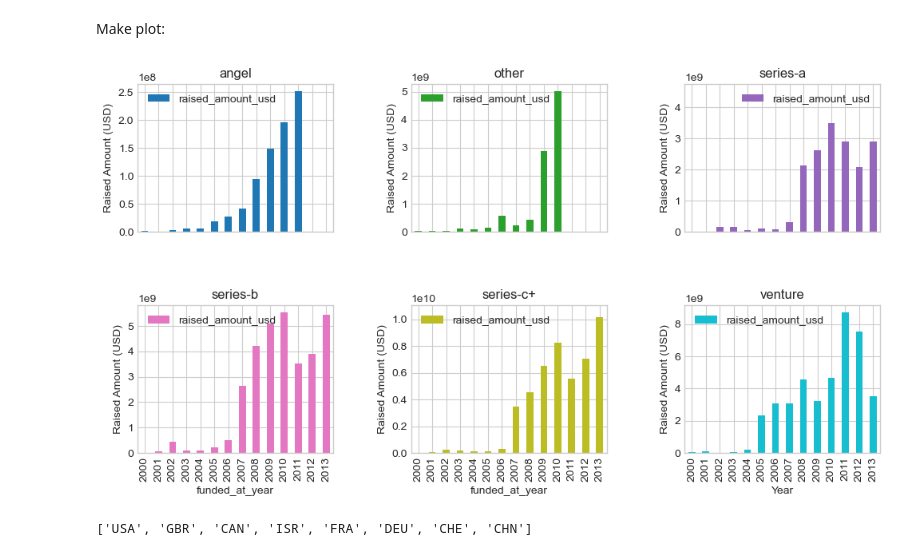
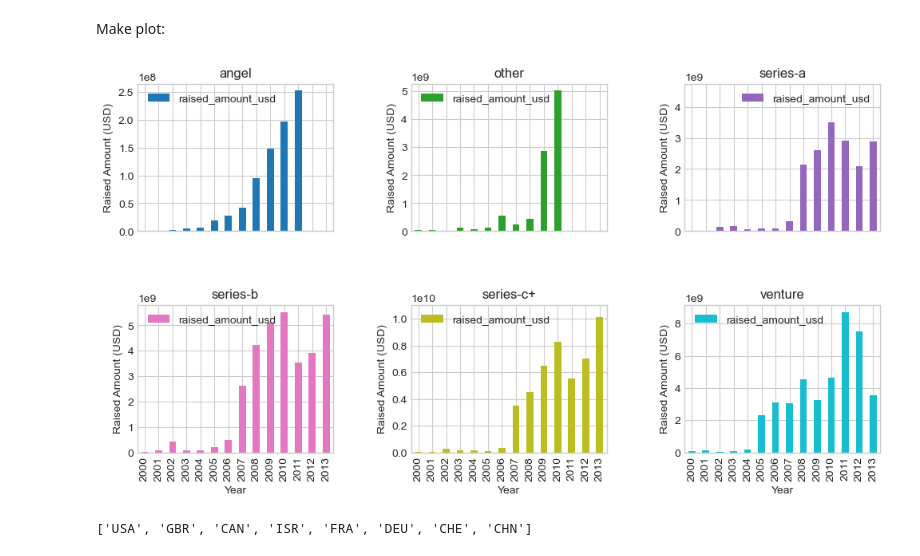
Before and after one commit to BorisVosk/KaggleStartupInvestments, a Jupyter notebook: historical_data_analysis.ipynb, the cells around one changed output. Cells and saved outputs as stored; diff of their text form; code cells hidden in the pictures.

Commit message:
Minor fix for the xlabel in funding per year plot

```diff
--- a/historical_data_analysis.ipynb
+++ b/historical_data_analysis.ipynb
@@ -183,35 +183,35 @@ def plot_grouped_data(df: pd.DataFrame(),
     # determine the number of rows and columns for the subplots
     n_rows = int(len(df[groupby_column].unique()) / n_cols) + (len(df[groupby_column].unique()) % n_cols > 0)
 
     fig, axs = plt.subplots(n_rows, n_cols, figsize=(12, 6), sharex=True)
     grouped = df.groupby(groupby_column)
 
     # generate a list of unique colors for each group
     num_groups = len(df[groupby_column].unique())
     cmap = plt.get_cmap('tab10')
     colors = cmap(np.linspace(0, 1, num_groups))
 
     # iterate over the groups and plot the data on different axes with different colors
     for i, (name, group) in enumerate(grouped):
         ax = axs[i // n_cols, i % n_cols]
         group.plot(kind='bar', x='funded_at_year', y='raised_amount_usd', ax=ax, color=colors[i])
         ax.set_title(name)
+        ax.set_xlabel('Year')
         ax.set_ylabel('Raised Amount (USD)')
 
     # remove empty subplots if the number of unique groups is not a multiple of n_cols
     if len(df[groupby_column].unique()) % n_cols != 0:
         for i in range(len(df[groupby_column].unique()), n_rows * n_cols):
             fig.delaxes(axs[i // n_cols, i % n_cols])
 
-    plt.xlabel('Year')
     plt.subplots_adjust(hspace=0.5, wspace=0.4)
 
     plt.show()
 
 
 plot_grouped_data(df_round_type_year, 'funding_round_type', n_cols=3)
 # %% [output]
-[figure, old version]
+[figure, new version]
 # %%
 select_nth_rows_country_code = partial(select_nth_rows_per_round,
                                        cols=['funding_round_id', 'country_code_investor_obj'])
```
Also changed, not shown: parts of 1 cell of this notebook.
